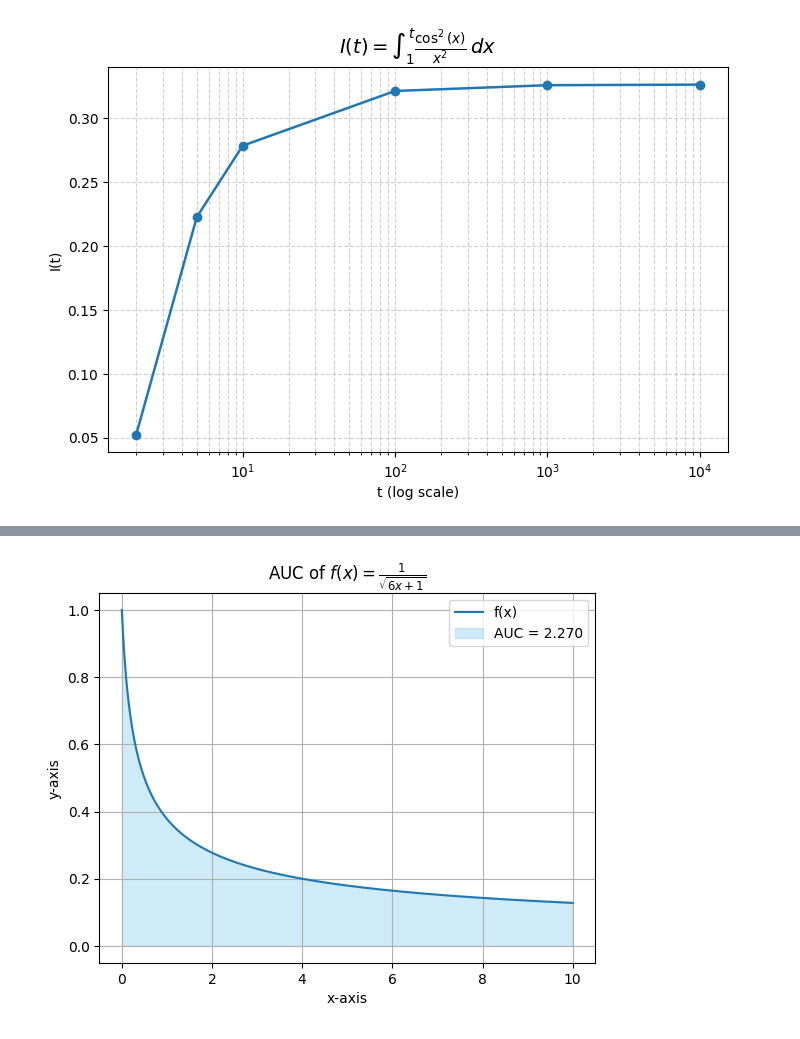
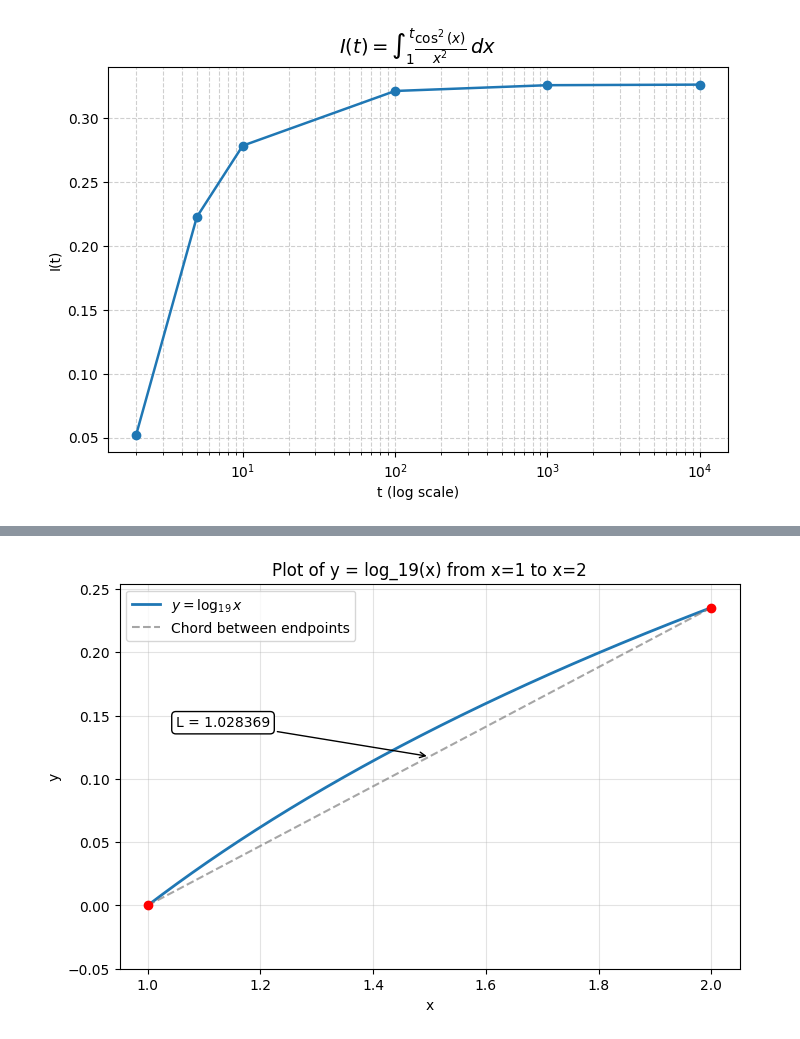
Before and after one commit to Siman73000/Calculus_II_Computer_Labs, a Jupyter notebook: Lab_2/lab_02.ipynb, the cells around one changed output, grey strips where cells are left out. Cells and saved outputs as stored; diff of their text form; code cells hidden in the pictures.

Commit message:
added curve sketch code and css formatting

```diff
--- a/Lab_2/lab_02.ipynb
+++ b/Lab_2/lab_02.ipynb
@@ -216,3 +216,19 @@ t = 100     =>  I(t) = 0.321521280815
 t = 1000    =>  I(t) = 0.326043464336
 t = 10000   =>  I(t) = 0.326493233189
 [figure]
+# %%
+import numpy as np
+f = lambda x: 1 / x**2
+g = lambda x: 1 / x**3
+x = np.linspace(1, 10, 500)
+plt.figure(figsize=(8,5))
+plt.plot(x, f(x), label=r'$f(x)=\frac{1}{x^2}$', color='blue', linewidth=2)
+plt.plot(x, g(x), label=r'$g(x)=\frac{1}{x^3}$', color='red', linestyle='--', linewidth=2)
+plt.fill_between(x, g(x), color='red', alpha=0.2)
+plt.title(r'Comparison of $f(x)=\frac{1}{x^2}$ and $g(x)=\frac{1}{x^3}$')
+plt.xlabel('x')
+plt.ylabel('y')
+plt.ylim(0, 1)
+plt.legend()
+plt.grid(True)
+plt.show()
@@ -223,12 +248,55 @@ t = 10000   =>  I(t) = 0.326493233189
 # %%
-from sklearn.metrics import auc
-area = auc(x, y)
-plt.plot(x, y, label="f(x)")
-plt.fill_between(x, y, color="skyblue", alpha=0.4, label=f"AUC = {area:.3f}")
-plt.xlabel("x-axis")
-plt.ylabel("y-axis")
-plt.title(r"AUC of $f(x) = \frac{1}{\sqrt{6x + 1}}$")
+import math
+
+initial = 'S'
+a_raw = ord(initial.upper()) - ord('A') + 1
+a = math.e if a_raw == 1 else float(a_raw)
+def log_a(x, a):
+    return np.log(x) / np.log(a)
+
+def arc_length_exact(a):
+    ln_a = math.log(a)
+    k = 1.0 / ln_a
+    def F(x):
+        return math.sqrt(x*x + k*k) - k * math.asinh(k / x)
+    return F(2.0) - F(1.0)
+
+def arc_length_numeric(a, n=200000):
+    xs = np.linspace(1.0, 2.0, n)
+    dx = xs[1] - xs[0]
+    integrand = np.sqrt(1.0 + (1.0 / (xs * math.log(a)))**2)
+    return np.sum((integrand[:-1] + integrand[1:]) / 2 * dx)
+
+L_exact = arc_length_exact(a)
+L_num = arc_length_numeric(a, n=20000)
+print(f"Initial: '{initial}', raw index = {a_raw}")
+print(f"Using base a = {a:.12g}")
+print(f"Exact arc length from x=1 to x=2: L = {L_exact:.12f}")
+print(f"Numeric trapezoid check: L \u2248 {L_num:.12f}")
+x_plot = np.linspace(1.0, 2.0, 1000)
+y_plot = log_a(x_plot, a)
+
+plt.figure(figsize=(8,5))
+plt.plot(x_plot, y_plot, label=rf"$y=\log_{{{a:.0f}}} x$" if a==int(a) else rf"$y=\log_{{{a:.6g}}} x$", linewidth=2)
+# mark endpoints
+x_pts = np.array([1.0, 2.0])
+y_pts = np.array([0.0, np.log(2.0)/np.log(a)])
+plt.scatter(x_pts, y_pts, color='red', zorder=5)
+plt.plot(x_pts, y_pts, color='gray', linestyle='--', alpha=0.7, label='Chord between endpoints')
+
+# annotate arc length
+plt.annotate(f"L = {L_exact:.6f}", xy=(1.5, (y_pts[0]+y_pts[1])/2),
+             xytext=(1.05, max(y_plot)*0.6),
+             arrowprops=dict(arrowstyle="->", lw=1), fontsize=10, bbox=dict(boxstyle="round", fc="w"))
+
+plt.xlim(0.95, 2.05)
+ymin = min(y_plot.min(), -0.05)
+ymax = max(y_plot.max(), y_pts.max())*1.08
+plt.ylim(ymin, ymax)
+plt.xlabel("x")
+plt.ylabel("y")
+plt.title(f"Plot of y = log_{a:.6g}(x) from x=1 to x=2")
 plt.legend()
-plt.grid(True)
+plt.grid(alpha=0.35)
 plt.show()
 # %% [output]
@@ -235 +307 @@ plt.show()
-[figure, old version]
+[figure, new version]
```
Also changed, not shown: parts of 9 cells of this notebook.
